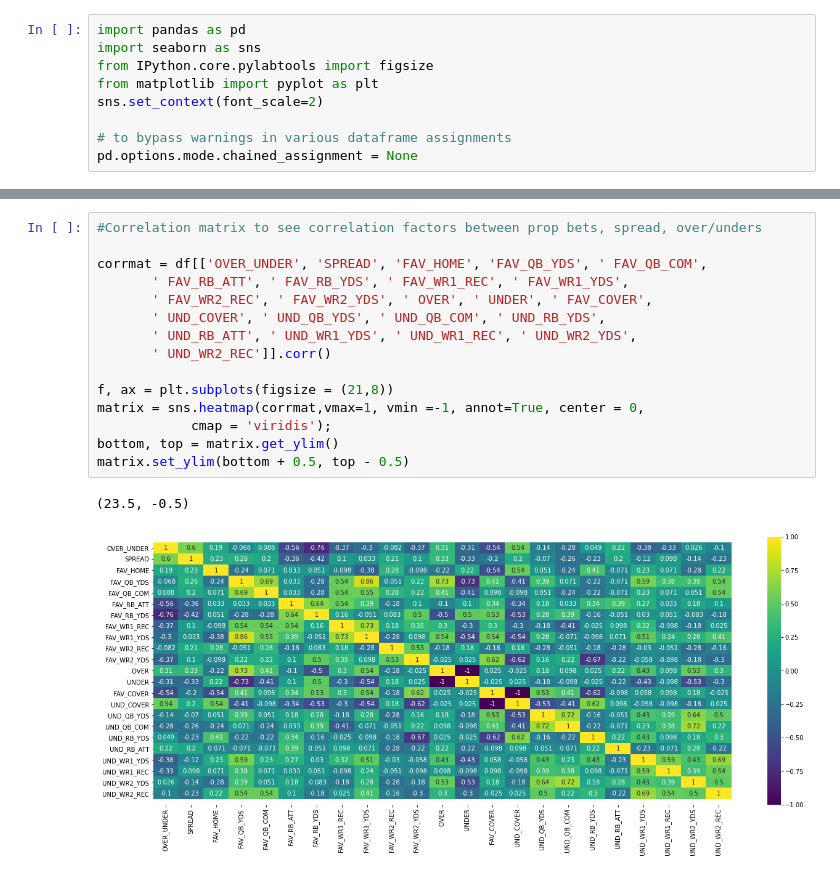
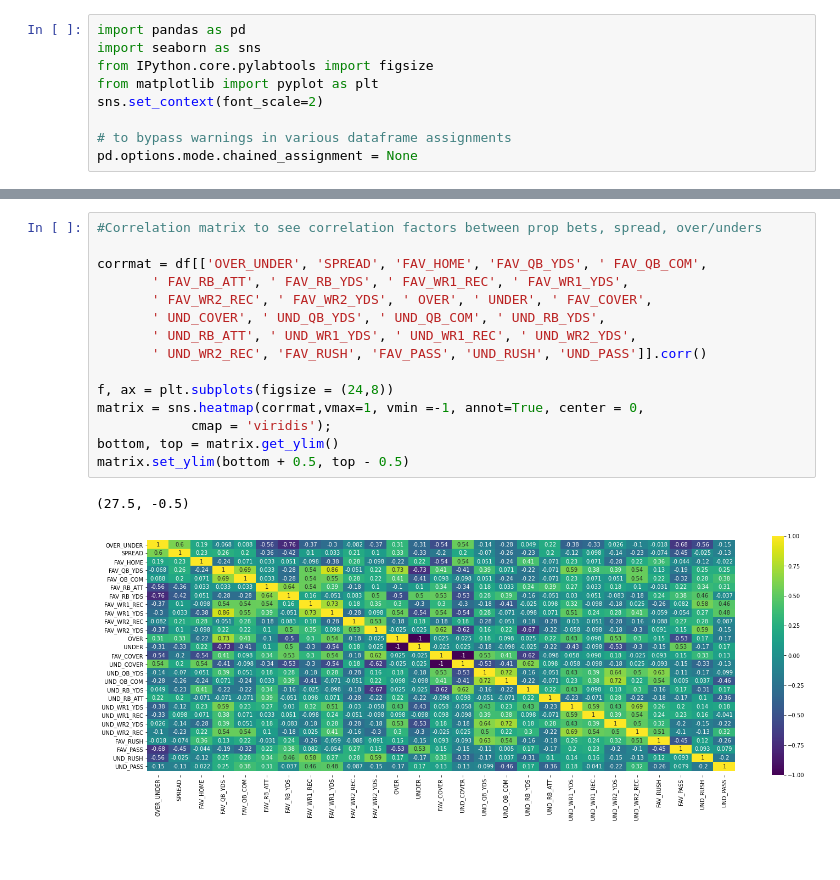
Before and after one commit to AndrewRucker/Fantasy-Football-and-Betting, a Jupyter notebook: Initial EDA.ipynb, the cells around one changed output, grey strips where cells are left out. Drawn from its saved outputs; the diff is of its cells as text; blank space fills up the shorter version.

```diff
--- a/Initial EDA.ipynb
+++ b/Initial EDA.ipynb
@@ -49,18 +49,18 @@ Index(['OVER_UNDER', 'SPREAD', 'FAV_HOME', 'FAV_QB_YDS', ' FAV_QB_COM',
 # %%
 #Correlation matrix to see correlation factors between prop bets, spread, over/unders
 
 corrmat = df[['OVER_UNDER', 'SPREAD', 'FAV_HOME', 'FAV_QB_YDS', ' FAV_QB_COM',
        ' FAV_RB_ATT', ' FAV_RB_YDS', ' FAV_WR1_REC', ' FAV_WR1_YDS',
        ' FAV_WR2_REC', ' FAV_WR2_YDS', ' OVER', ' UNDER', ' FAV_COVER',
        ' UND_COVER', ' UND_QB_YDS', ' UND_QB_COM', ' UND_RB_YDS',
        ' UND_RB_ATT', ' UND_WR1_YDS', ' UND_WR1_REC', ' UND_WR2_YDS',
-       ' UND_WR2_REC']].corr()
+       ' UND_WR2_REC', 'FAV_RUSH', 'FAV_PASS', 'UND_RUSH', 'UND_PASS']].corr()
 
-f, ax = plt.subplots(figsize = (21,8))
+f, ax = plt.subplots(figsize = (24,8))
 matrix = sns.heatmap(corrmat,vmax=1, vmin =-1, annot=True, center = 0,
             cmap = 'viridis');
 bottom, top = matrix.get_ylim()
 matrix.set_ylim(bottom + 0.5, top - 0.5)
 # %% [output]
-(23.5, -0.5)
+(27.5, -0.5)
-[figure, old version]
+[figure, new version]
```
Also changed, not shown: parts of 2 cells of this notebook.
